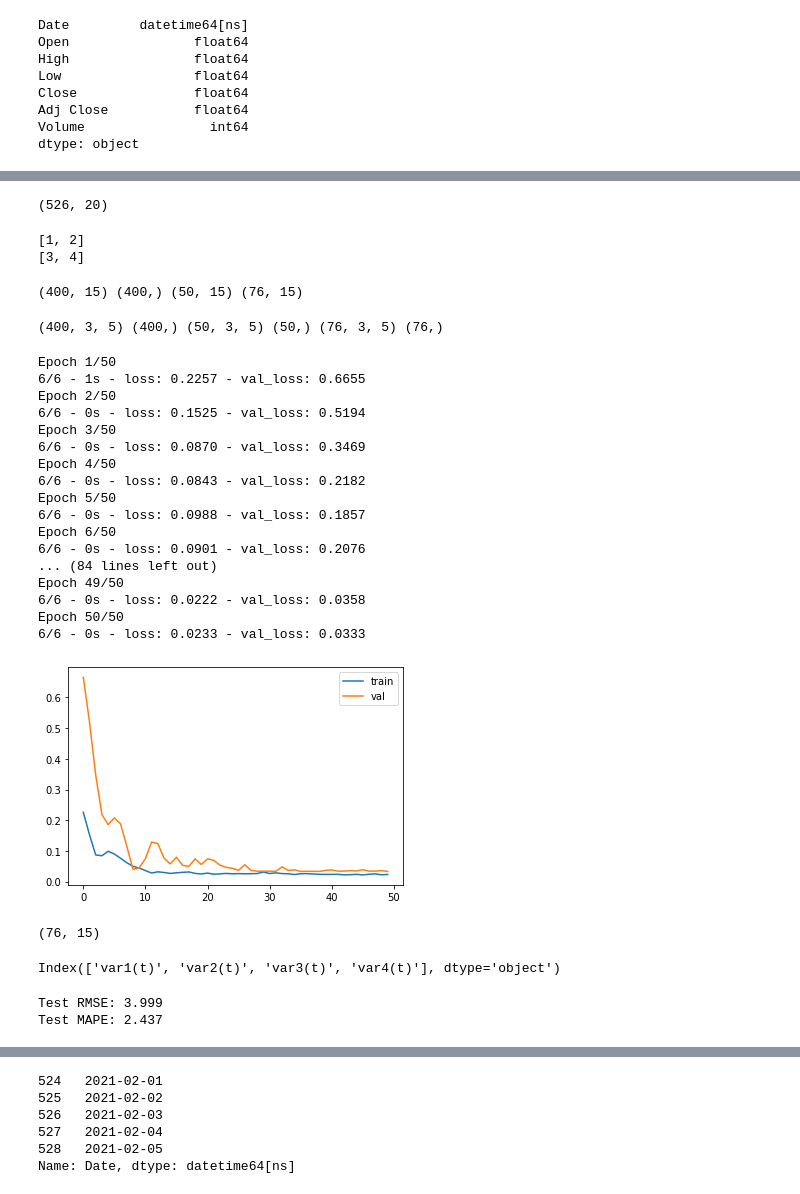
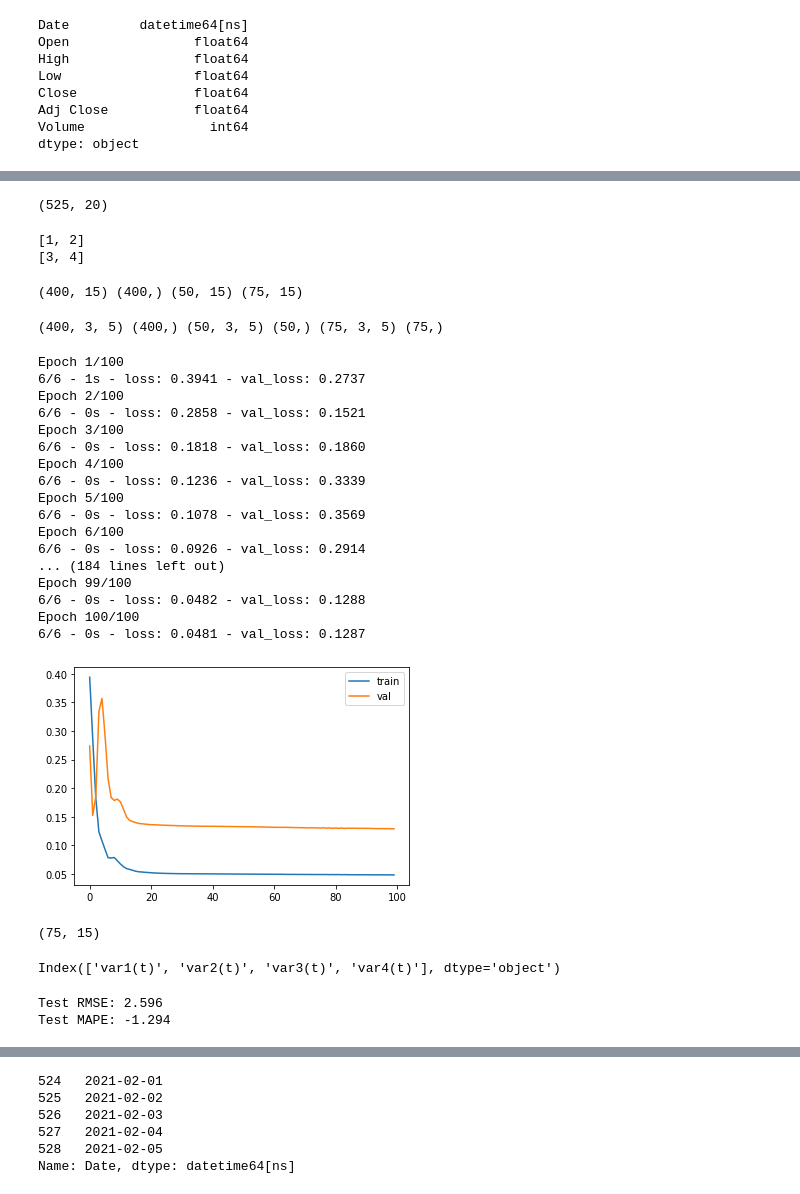
Before and after one commit to hadi-android/autotrading, a Jupyter notebook: pred_stock_quant_LSTM.ipynb, the cells around one changed output, grey strips where cells are left out. Saved outputs shown, nothing was run; the diff lists cells and outputs as text; code cells hidden in the pictures.

```diff
--- a/pred_stock_quant_LSTM.ipynb
+++ b/pred_stock_quant_LSTM.ipynb
@@ -89,0 +103,3 @@ dataset['Close'] = target
+# %%
+dataset['chg'] = dataset.Close-dataset.Close.shift(1)
+dataset.head()
@@ -90,3 +113,7 @@ dataset['Close'] = target
+# %%
+dataset.drop('Close', axis=1, inplace=True)
+# %%
+dataset = dataset.iloc[1:,:]
 # %%
 dataset.head()
 # %% [output]
@@ -160,7 +187,7 @@ reframed
 # %%
 reframed.shape
 # %% [output]
-(526, 20)
+(525, 20)
 # %%
 #pd.DataFrame(scaled).head(10)
 # %%
@@ -185,7 +212,7 @@ test_X, test_y = test[:, :n_obs], test[:, -1]
 # %%
 print(train_X.shape, train_y.shape, val_X.shape, test_X.shape)
 # %% [output]
-(400, 15) (400,) (50, 15) (76, 15)
+(400, 15) (400,) (50, 15) (75, 15)
 # %%
 # reshape input to be 3D [samples, timesteps, features]
 train_X = train_X.reshape((train_X.shape[0], n_hours, n_features))
@@ -193,52 +220,52 @@ val_X = val_X.reshape((val_X.shape[0], n_hours, n_features))
 test_X = test_X.reshape((test_X.shape[0], n_hours, n_features))
 print(train_X.shape, train_y.shape, val_X.shape, val_y.shape, test_X.shape, test_y.shape)
 # %% [output]
-(400, 3, 5) (400,) (50, 3, 5) (50,) (76, 3, 5) (76,)
+(400, 3, 5) (400,) (50, 3, 5) (50,) (75, 3, 5) (75,)
 # %%
 # design network
 from keras.layers import Dropout
 model = Sequential()
-model.add(LSTM(50, return_sequences = True, input_shape=(train_X.shape[1], train_X.shape[2])))
-model.add(Dropout(0.2))
-model.add(LSTM(50, return_sequences = True))
-model.add(Dropout(0.2))
-model.add(LSTM(50))
-model.add(Dropout(0.2))
+model.add(LSTM(50, input_shape=(train_X.shape[1], train_X.shape[2])))
+#model.add(Dropout(0.2))
+#model.add(LSTM(50, return_sequences = True))
+#model.add(Dropout(0.2))
+#model.add(LSTM(50))
+#model.add(Dropout(0.2))
 model.add(Dense(1))
 model.compile(loss='mae', optimizer='adam')
 # fit network
-history = model.fit(train_X, train_y, epochs=50, batch_size=72, validation_data=(val_X, val_y), verbose=2, shuffle=False)
+history = model.fit(train_X, train_y, epochs=100, batch_size=72, validation_data=(val_X, val_y), verbose=2, shuffle=False)
 # plot history
 plt.plot(history.history['loss'], label='train')
 plt.plot(history.history['val_loss'], label='val')
 plt.legend()
 plt.show()
 # %% [output]
-Epoch 1/50
-6/6 - 1s - loss: 0.2257 - val_loss: 0.6655
-Epoch 2/50
-6/6 - 0s - loss: 0.1525 - val_loss: 0.5194
-Epoch 3/50
-6/6 - 0s - loss: 0.0870 - val_loss: 0.3469
-Epoch 4/50
-6/6 - 0s - loss: 0.0843 - val_loss: 0.2182
-Epoch 5/50
-6/6 - 0s - loss: 0.0988 - val_loss: 0.1857
-Epoch 6/50
-6/6 - 0s - loss: 0.0901 - val_loss: 0.2076
-... (84 lines left out)
-Epoch 49/50
-6/6 - 0s - loss: 0.0222 - val_loss: 0.0358
-Epoch 50/50
-6/6 - 0s - loss: 0.0233 - val_loss: 0.0333
+Epoch 1/100
+6/6 - 1s - loss: 0.3941 - val_loss: 0.2737
+Epoch 2/100
+6/6 - 0s - loss: 0.2858 - val_loss: 0.1521
+Epoch 3/100
+6/6 - 0s - loss: 0.1818 - val_loss: 0.1860
+Epoch 4/100
+6/6 - 0s - loss: 0.1236 - val_loss: 0.3339
+Epoch 5/100
+6/6 - 0s - loss: 0.1078 - val_loss: 0.3569
+Epoch 6/100
+6/6 - 0s - loss: 0.0926 - val_loss: 0.2914
+... (184 lines left out)
+Epoch 99/100
+6/6 - 0s - loss: 0.0482 - val_loss: 0.1288
+Epoch 100/100
+6/6 - 0s - loss: 0.0481 - val_loss: 0.1287
-[figure, old version]
+[figure, new version]
 # %%
 # make a prediction
 yhat = model.predict(test_X)
 test_X = test_X.reshape((test_X.shape[0], n_hours*n_features))
 test_X.shape
 # %% [output]
-(76, 15)
+(75, 15)
 # %%
 reframed.iloc[:, -n_features:-1].columns
 # %% [output]
@@ -262,8 +289,8 @@ smape = np.mean(200*abs(inv_y-inv_yhat)/(inv_y+inv_yhat))
 print('Test RMSE: %.3f' % rmse)
 print('Test MAPE: %.3f' % mape)
 # %% [output]
-Test RMSE: 3.999
-Test MAPE: 2.437
+Test RMSE: 2.596
+Test MAPE: -1.294
 # %%
 inv_y
 # %% [output]
```
Also changed, not shown: parts of 27 cells of this notebook.
